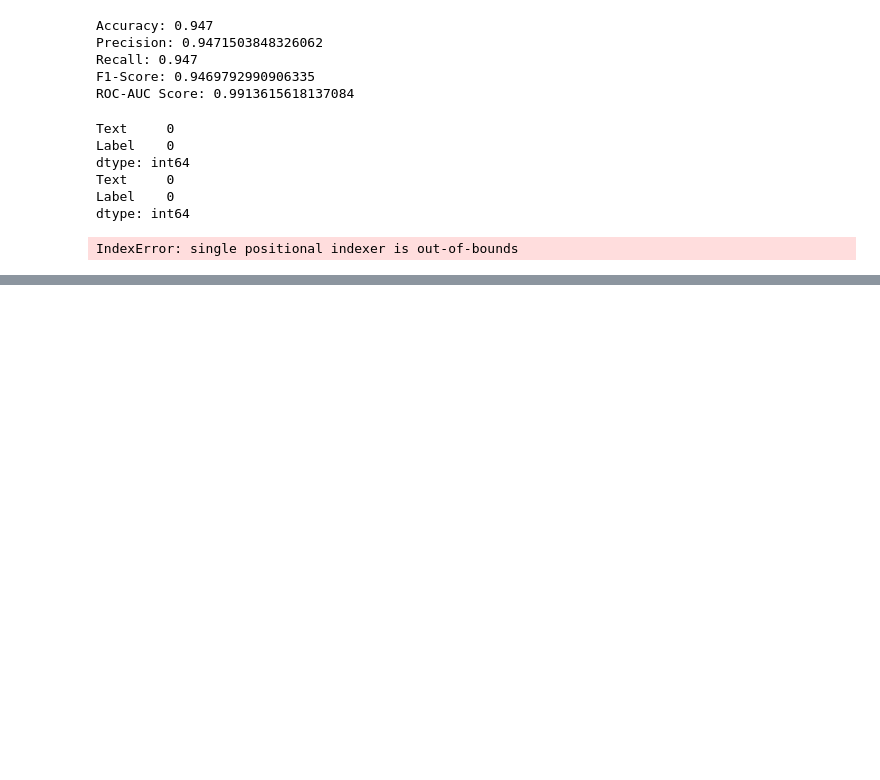
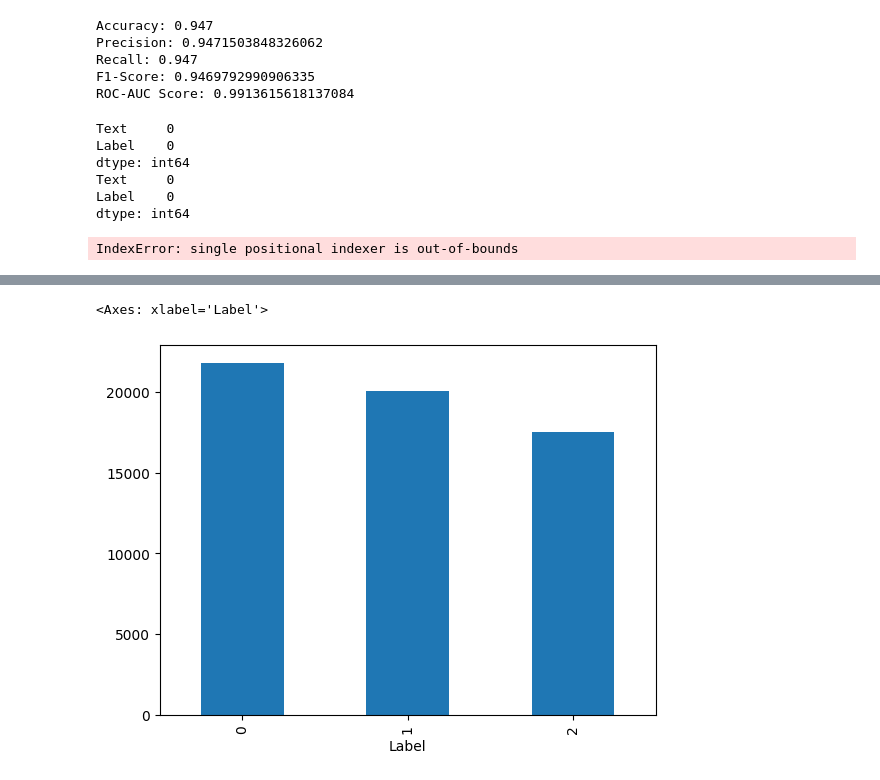
Before and after one commit to TranChucThien/kltn-sentiment-monitoring-mlops, a Jupyter notebook: dataset copy.ipynb, the cells around one changed output, grey strips where cells are left out. Drawn from its saved outputs; the diff is of its cells as text; code cells hidden in the pictures; blank space fills up the shorter version.

```diff
--- a/dataset copy.ipynb
+++ b/dataset copy.ipynb
@@ -634,3 +634,6 @@ df[df['Text'].str.contains('<.*?>')]
 df[df['Text'].str.contains(r'https?://\S+|www\.\S+', regex = True)]['Text'].iloc[0]
 # %% [output]
 IndexError: single positional indexer is out-of-bounds
+# %%
+df = pd.read_csv(f'dataset_.csv')
+df.head(10)
@@ -636,0 +652,6 @@ IndexError: single positional indexer is out-of-bounds
+# %%
+df.count()
+df.isnull().sum()
+df.columns = ['Label', 'Text']
+df['Label'].value_counts()
+df['Text'].value_counts()
@@ -636,0 +672,7 @@ IndexError: single positional indexer is out-of-bounds
+# %%
+df = df[df['Label'] != 3]
+df['Label'].value_counts()
+df['Label'].value_counts().plot(kind='bar')
+# %% [output]
+<Axes: xlabel='Label'>
+[figure, added]
```
Also changed, not shown: parts of 3 cells of this notebook, 5 other files.
